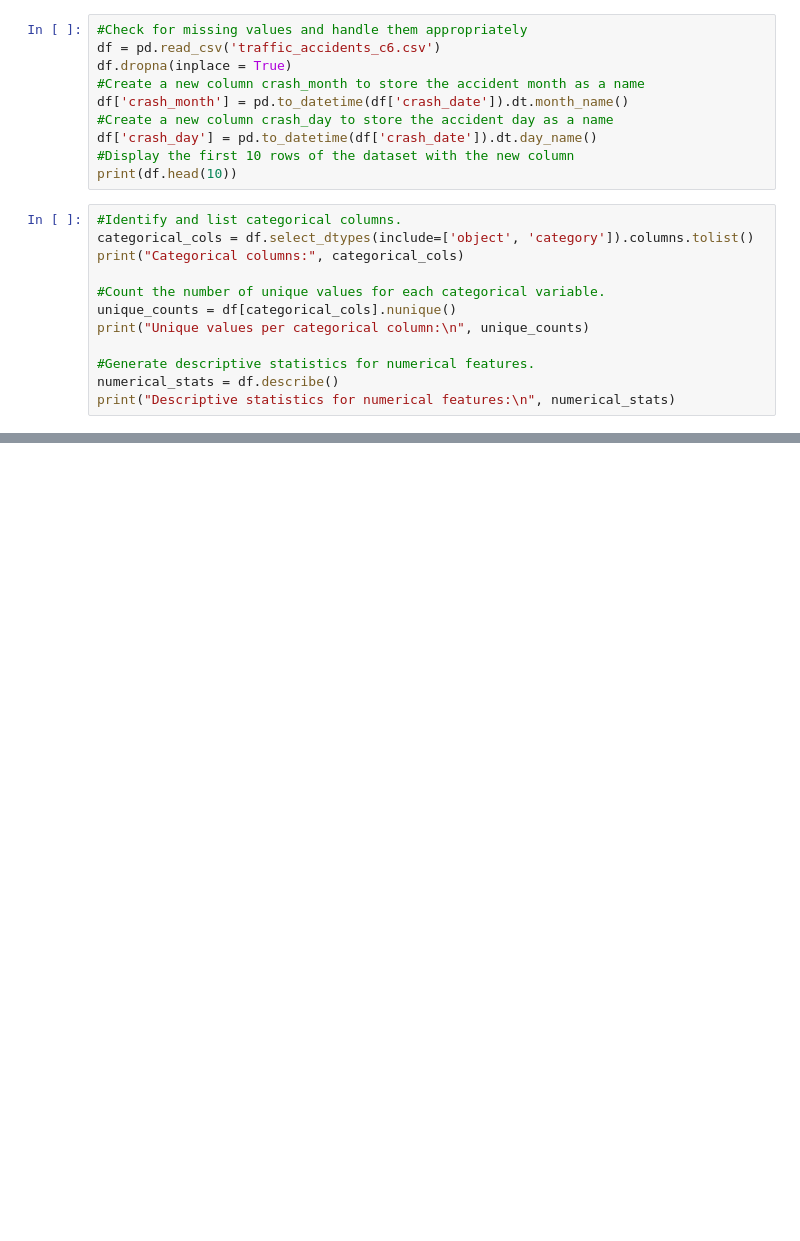
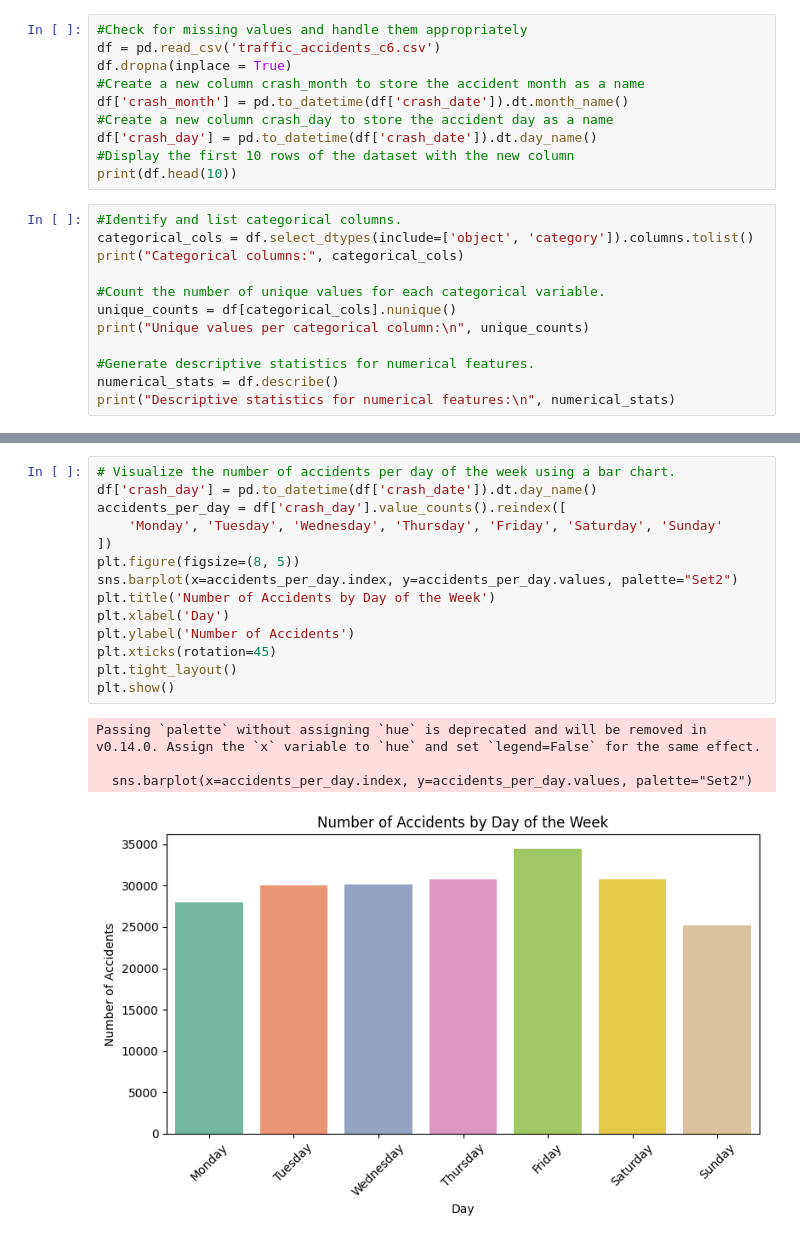
Before and after one commit to RodneyLey/Assignment1, a Jupyter notebook: assignment.ipynb, the cells around one changed output, grey strips where cells are left out. Drawn from its saved outputs; the diff is of its cells as text; blank space fills up the shorter version.

Commit message:
Assignment cont..

```diff
--- a/assignment.ipynb
+++ b/assignment.ipynb
@@ -35,0 +50,19 @@ print("Descriptive statistics for numerical features:\n", numerical_stats)
+# %%
+# Visualize the number of accidents per day of the week using a bar chart.
+df['crash_day'] = pd.to_datetime(df['crash_date']).dt.day_name()
+accidents_per_day = df['crash_day'].value_counts().reindex([
+    'Monday', 'Tuesday', 'Wednesday', 'Thursday', 'Friday', 'Saturday', 'Sunday'
+])
+plt.figure(figsize=(8, 5))
+sns.barplot(x=accidents_per_day.index, y=accidents_per_day.values, palette="Set2")
+plt.title('Number of Accidents by Day of the Week')
+plt.xlabel('Day')
+plt.ylabel('Number of Accidents')
+plt.xticks(rotation=45)
+plt.tight_layout()
+plt.show()
+# %% [output]
+Passing `palette` without assigning `hue` is deprecated and will be removed in v0.14.0. Assign the `x` variable to `hue` and set `legend=False` for the same effect.
+
+  sns.barplot(x=accidents_per_day.index, y=accidents_per_day.values, palette="Set2")
+[figure, added]
```
Also changed, not shown: parts of 7 cells of this notebook.
